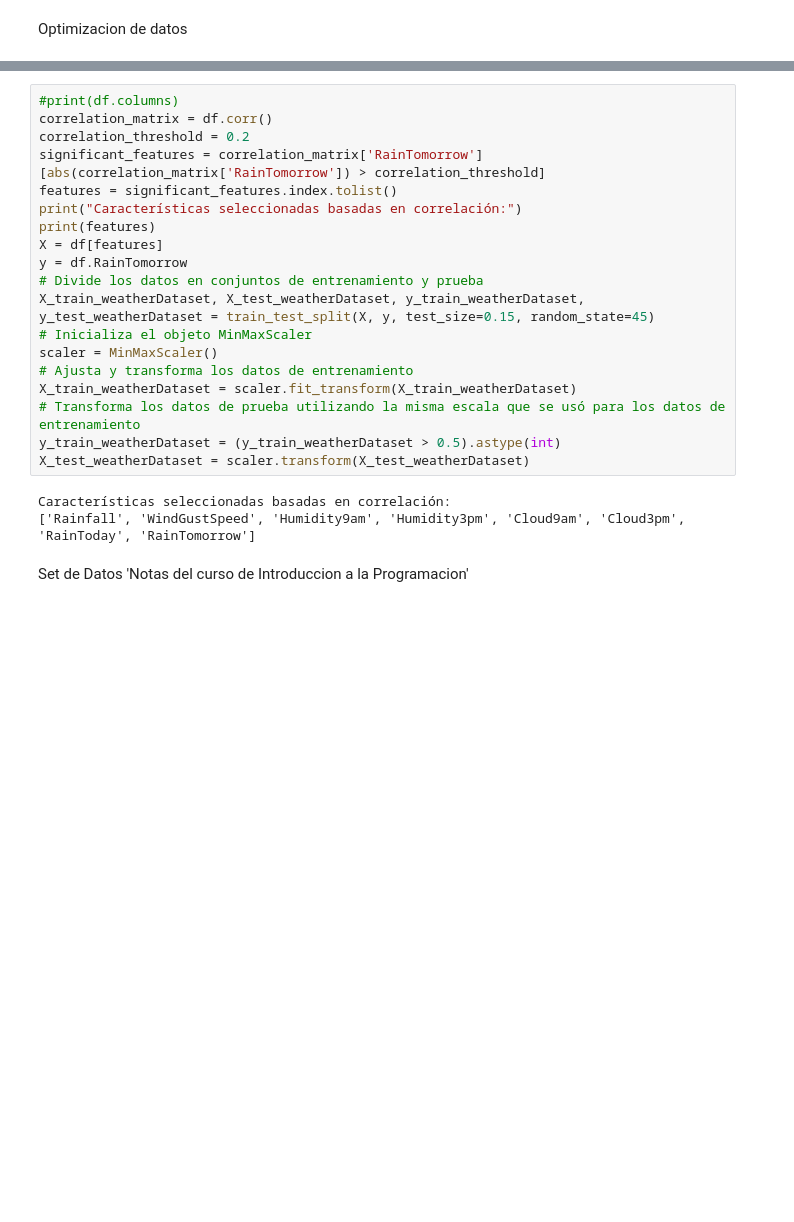
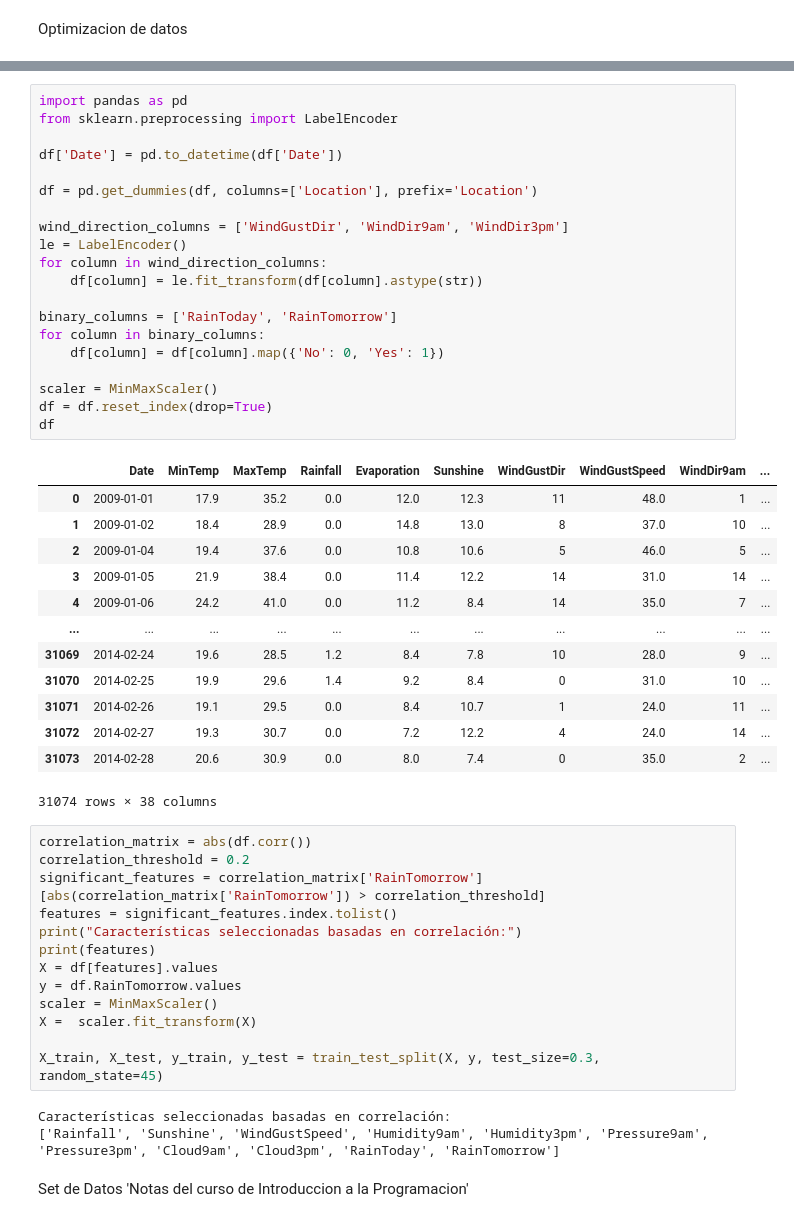
Before and after one commit to Heineken97/ReconocimientoPatrones-Proyecto1, a Jupyter notebook: AlgoritmosAprendizajeSupervisado.ipynb, the cells around one changed output, grey strips where cells are left out. Saved outputs shown, nothing was run; the diff lists cells and outputs as text; blank space fills up the shorter version.

```diff
--- a/AlgoritmosAprendizajeSupervisado.ipynb
+++ b/AlgoritmosAprendizajeSupervisado.ipynb
@@ -57,25 +36,53 @@ df.head()
+# %%
+import pandas as pd
+from sklearn.preprocessing import LabelEncoder
+
+df['Date'] = pd.to_datetime(df['Date'])
+
+df = pd.get_dummies(df, columns=['Location'], prefix='Location')
+
+wind_direction_columns = ['WindGustDir', 'WindDir9am', 'WindDir3pm']
+le = LabelEncoder()
+for column in wind_direction_columns:
+    df[column] = le.fit_transform(df[column].astype(str))
+
+binary_columns = ['RainToday', 'RainTomorrow']
+for column in binary_columns:
+    df[column] = df[column].map({'No': 0, 'Yes': 1})
+
+scaler = MinMaxScaler()
+df = df.reset_index(drop=True)
+df
+# %% [output]
+|  | Date | MinTemp | MaxTemp | Rainfall | Evaporation | Sunshine | WindGustDir | WindGustSpeed | WindDir9am | ... |
+| 0 | 2009-01-01 | 17.9 | 35.2 | 0.0 | 12.0 | 12.3 | 11 | 48.0 | 1 | ... |
+| 1 | 2009-01-02 | 18.4 | 28.9 | 0.0 | 14.8 | 13.0 | 8 | 37.0 | 10 | ... |
+| 2 | 2009-01-04 | 19.4 | 37.6 | 0.0 | 10.8 | 10.6 | 5 | 46.0 | 5 | ... |
+| 3 | 2009-01-05 | 21.9 | 38.4 | 0.0 | 11.4 | 12.2 | 14 | 31.0 | 14 | ... |
+| 4 | 2009-01-06 | 24.2 | 41.0 | 0.0 | 11.2 | 8.4 | 14 | 35.0 | 7 | ... |
+| ... | ... | ... | ... | ... | ... | ... | ... | ... | ... | ... |
+| 31069 | 2014-02-24 | 19.6 | 28.5 | 1.2 | 8.4 | 7.8 | 10 | 28.0 | 9 | ... |
+| 31070 | 2014-02-25 | 19.9 | 29.6 | 1.4 | 9.2 | 8.4 | 0 | 31.0 | 10 | ... |
+| 31071 | 2014-02-26 | 19.1 | 29.5 | 0.0 | 8.4 | 10.7 | 1 | 24.0 | 11 | ... |
+| 31072 | 2014-02-27 | 19.3 | 30.7 | 0.0 | 7.2 | 12.2 | 4 | 24.0 | 14 | ... |
+| 31073 | 2014-02-28 | 20.6 | 30.9 | 0.0 | 8.0 | 7.4 | 0 | 35.0 | 2 | ... |
+31074 rows × 38 columns
 # %%
-#print(df.columns)
-correlation_matrix = df.corr()
+correlation_matrix = abs(df.corr())
 correlation_threshold = 0.2
 significant_features = correlation_matrix['RainTomorrow'][abs(correlation_matrix['RainTomorrow']) > correlation_threshold]
 features = significant_features.index.tolist()
 print("Características seleccionadas basadas en correlación:")
 print(features)
-X = df[features]
-y = df.RainTomorrow
-# Divide los datos en conjuntos de entrenamiento y prueba
-X_train_weatherDataset, X_test_weatherDataset, y_train_weatherDataset, y_test_weatherDataset = train_test_split(X, y, test_size=0.15, random_state=45)
-# Inicializa el objeto MinMaxScaler
+X = df[features].values
+y = df.RainTomorrow.values
 scaler = MinMaxScaler()
-# Ajusta y transforma los datos de entrenamiento
-X_train_weatherDataset = scaler.fit_transform(X_train_weatherDataset)
-# Transforma los datos de prueba utilizando la misma escala que se usó para los datos de entrenamiento
-y_train_weatherDataset = (y_train_weatherDataset > 0.5).astype(int)
-X_test_weatherDataset = scaler.transform(X_test_weatherDataset)
+X =  scaler.fit_transform(X)
+
+X_train, X_test, y_train, y_test = train_test_split(X, y, test_size=0.3, random_state=45)
 # %% [output]
 Características seleccionadas basadas en correlación:
-['Rainfall', 'WindGustSpeed', 'Humidity9am', 'Humidity3pm', 'Cloud9am', 'Cloud3pm', 'RainToday', 'RainTomorrow']
+['Rainfall', 'Sunshine', 'WindGustSpeed', 'Humidity9am', 'Humidity3pm', 'Pressure9am', 'Pressure3pm', 'Cloud9am', 'Cloud3pm', 'RainToday', 'RainTomorrow']
 # %% [markdown]
 Set de Datos 'Notas del curso de Introduccion a la Programacion'
 # %%
```
Also changed, not shown: parts of 9 cells of this notebook.
